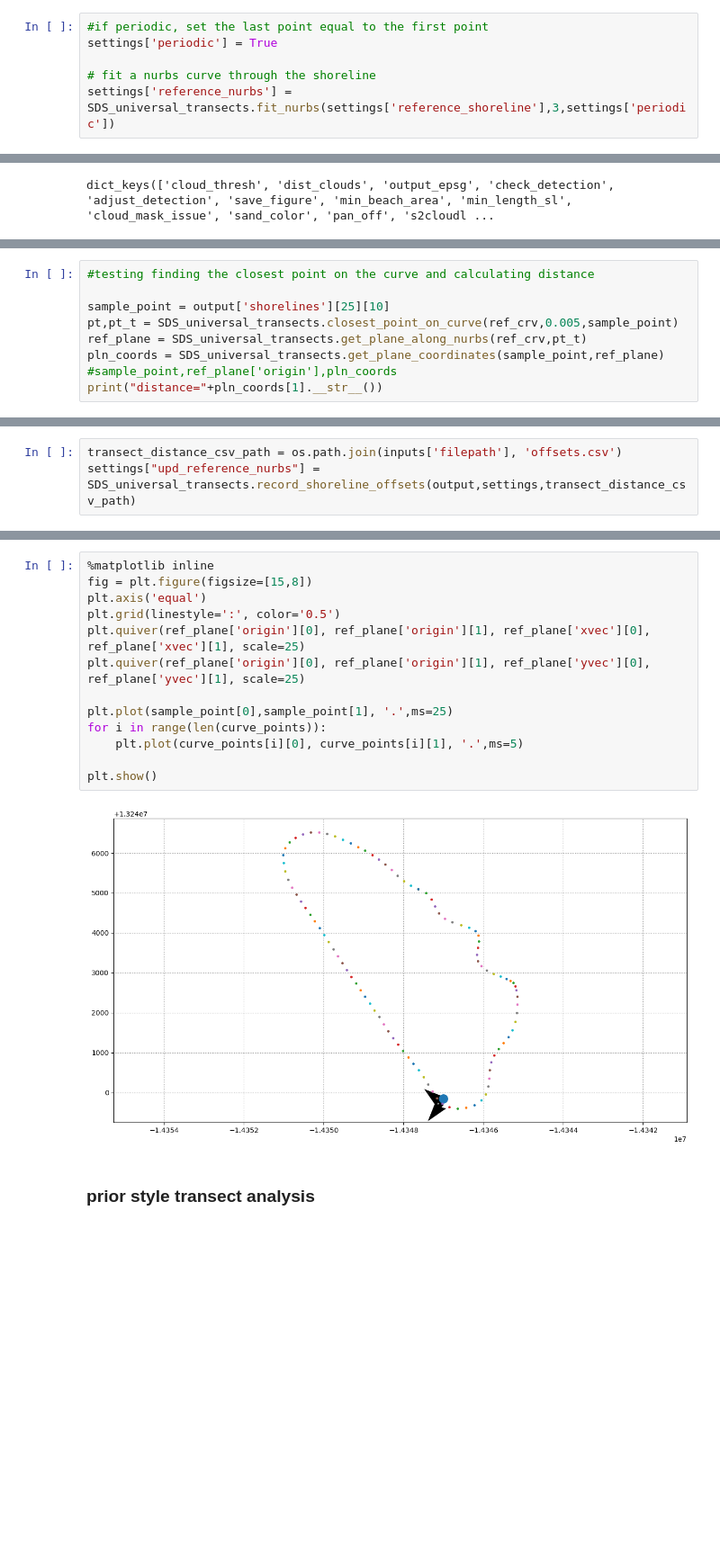
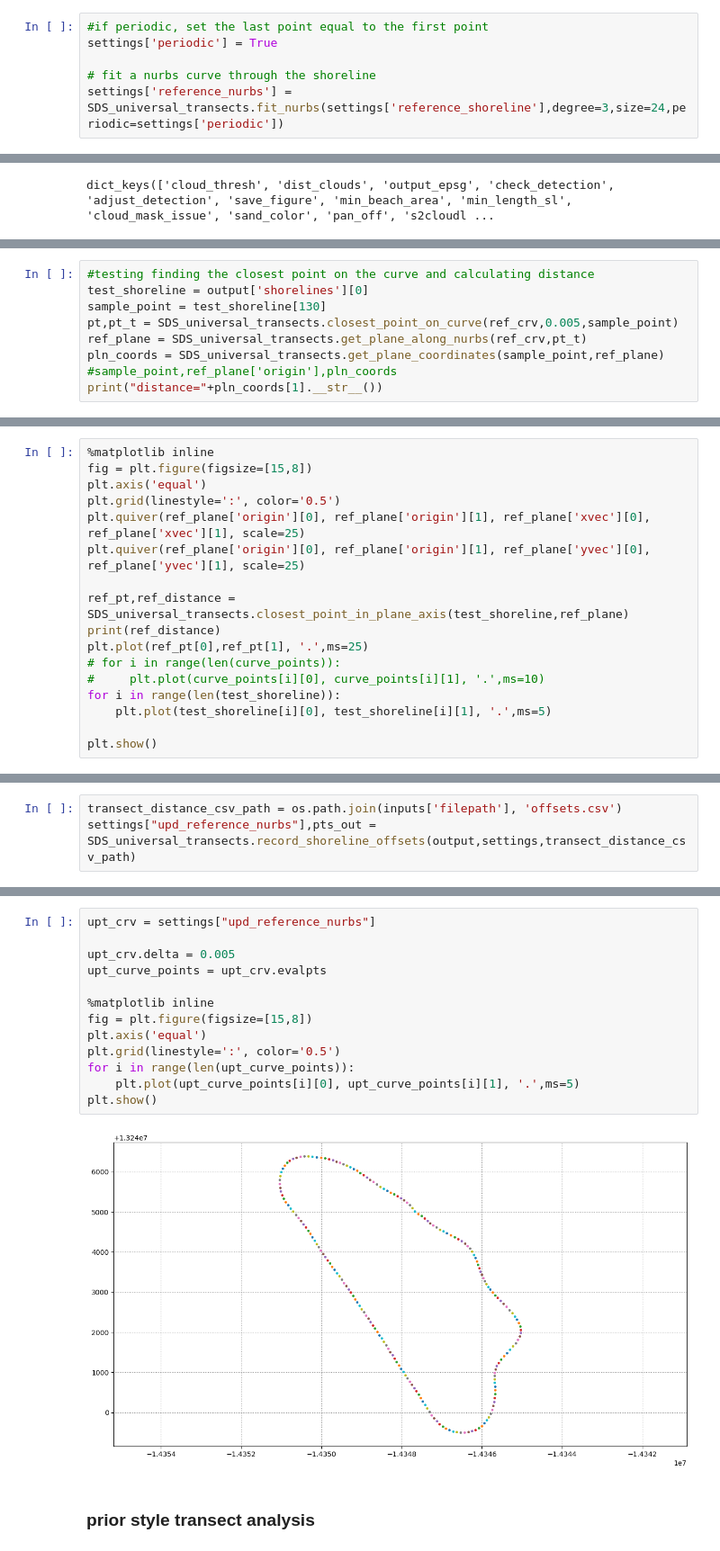
Before and after one commit to Wzesk/CoastSat, a Jupyter notebook: testing.ipynb, the cells around one changed output, grey strips where cells are left out. Shown at 90% size. Saved outputs shown, nothing was run; the diff lists cells and outputs as text; blank space fills up the shorter version.

Commit message:
debugged nurbs based transect tracking

```diff
--- a/testing.ipynb
+++ b/testing.ipynb
@@ -85,7 +85,7 @@ Reference shoreline coordinates are in epsg:28356
 settings['periodic'] = True
 
 # fit a nurbs curve through the shoreline
-settings['reference_nurbs'] = SDS_universal_transects.fit_nurbs(settings['reference_shoreline'],3,settings['periodic'])
+settings['reference_nurbs'] = SDS_universal_transects.fit_nurbs(settings['reference_shoreline'],degree=3,size=24,periodic=settings['periodic'])
 # %% [markdown]
 ### Batch shoreline detection
 Extracts the 2D shorelines from the images in the spatial reference system specified by the user in `settings['output_epsg']`. The mapped shorelines are saved into `output.pkl` (under *./data/sitename*) and can also be saved as a `geojson` to be used in a GIS software (see below).
@@ -177,7 +177,7 @@ plt.show()
 # %%
 #testing finding the closest point on the curve and calculating distance
-
-sample_point = output['shorelines'][25][10]
+test_shoreline = output['shorelines'][0]
+sample_point = test_shoreline[130]
 pt,pt_t = SDS_universal_transects.closest_point_on_curve(ref_crv,0.005,sample_point)
 ref_plane = SDS_universal_transects.get_plane_along_nurbs(ref_crv,pt_t)
 pln_coords = SDS_universal_transects.get_plane_coordinates(sample_point,ref_plane)
@@ -187,0 +188,17 @@ distance=-110.45770639211739
+# %%
+%matplotlib inline
+fig = plt.figure(figsize=[15,8])
+plt.axis('equal')
+plt.grid(linestyle=':', color='0.5')
+plt.quiver(ref_plane['origin'][0], ref_plane['origin'][1], ref_plane['xvec'][0], ref_plane['xvec'][1], scale=25)
+plt.quiver(ref_plane['origin'][0], ref_plane['origin'][1], ref_plane['yvec'][0], ref_plane['yvec'][1], scale=25)
+
+ref_pt,ref_distance = SDS_universal_transects.closest_point_in_plane_axis(test_shoreline,ref_plane)
+print(ref_distance)
+plt.plot(ref_pt[0],ref_pt[1], '.',ms=25)
+# for i in range(len(curve_points)):
+#     plt.plot(curve_points[i][0], curve_points[i][1], '.',ms=10)
+for i in range(len(test_shoreline)):
+    plt.plot(test_shoreline[i][0], test_shoreline[i][1], '.',ms=5)
+
+plt.show()
@@ -188,4 +208,4 @@ distance=-110.45770639211739
 # %%
 transect_distance_csv_path = os.path.join(inputs['filepath'], 'offsets.csv')
-settings["upd_reference_nurbs"] = SDS_universal_transects.record_shoreline_offsets(output,settings,transect_distance_csv_path)
+settings["upd_reference_nurbs"],pts_out = SDS_universal_transects.record_shoreline_offsets(output,settings,transect_distance_csv_path)
 # %% [output]
@@ -209,18 +213,18 @@ Input is not a valid knot vector
 # %%
+upt_crv = settings["upd_reference_nurbs"]
+
+upt_crv.delta = 0.005
+upt_curve_points = upt_crv.evalpts
+
 %matplotlib inline
 fig = plt.figure(figsize=[15,8])
 plt.axis('equal')
 plt.grid(linestyle=':', color='0.5')
-plt.quiver(ref_plane['origin'][0], ref_plane['origin'][1], ref_plane['xvec'][0], ref_plane['xvec'][1], scale=25)
-plt.quiver(ref_plane['origin'][0], ref_plane['origin'][1], ref_plane['yvec'][0], ref_plane['yvec'][1], scale=25)
-
-plt.plot(sample_point[0],sample_point[1], '.',ms=25)
-for i in range(len(curve_points)):
-    plt.plot(curve_points[i][0], curve_points[i][1], '.',ms=5)
-
+for i in range(len(upt_curve_points)):
+    plt.plot(upt_curve_points[i][0], upt_curve_points[i][1], '.',ms=5)
 plt.show()
 # %% [output]
-[figure, old version]
+[figure, new version]
 # %% [markdown]
 ### prior style transect analysis
 # %%
```
Also changed, not shown: parts of 4 cells of this notebook, 1 other file.
